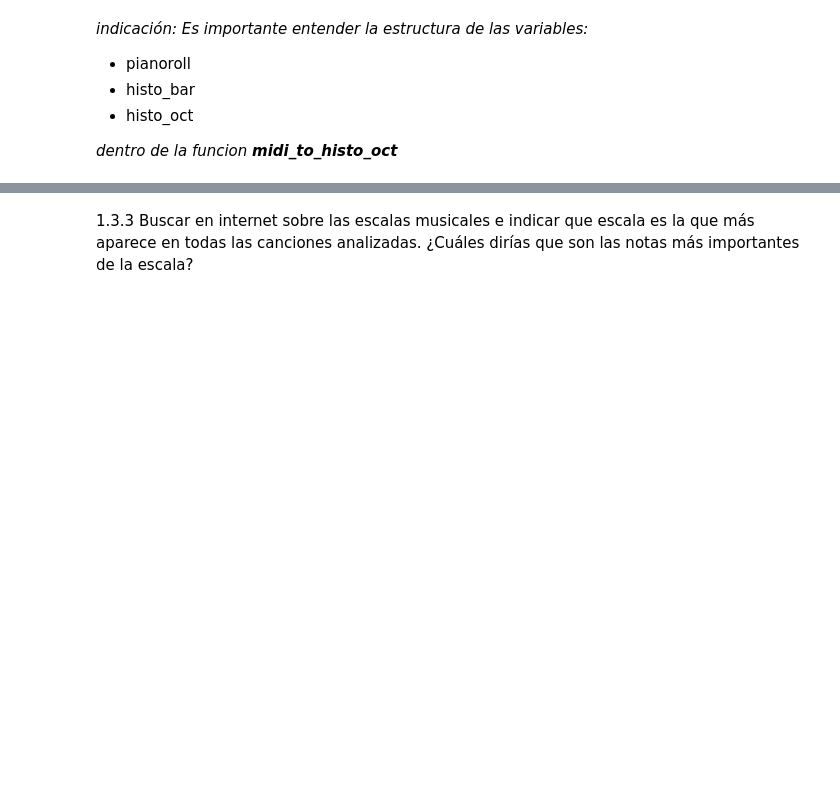
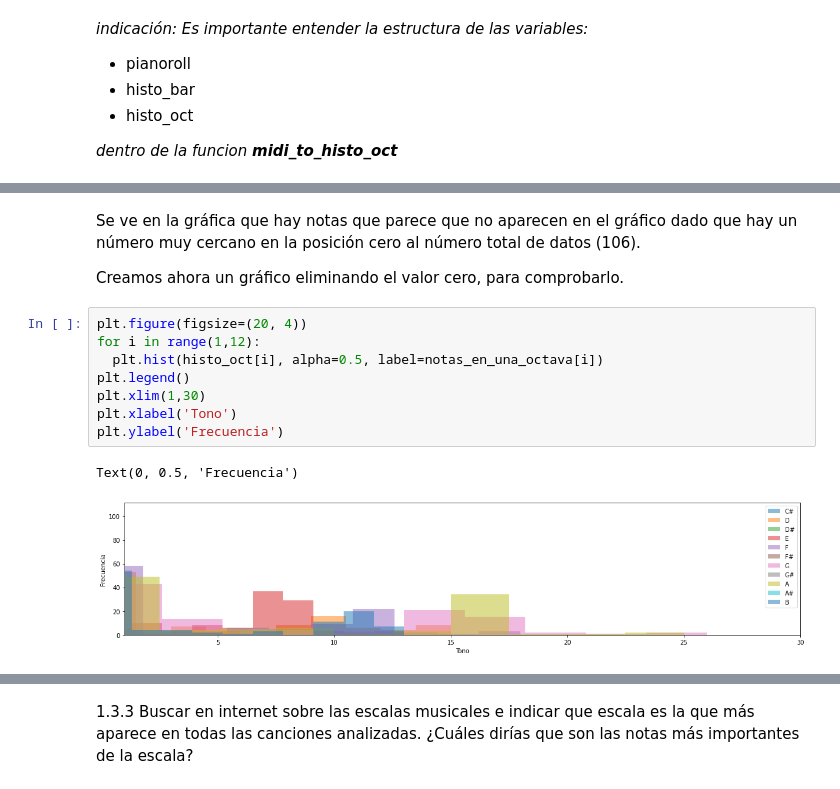
Before and after one commit to mtablado/uoc2022_deeplearning_pec3, a Jupyter notebook: 2021-2_M2.875_PEC3_Enunciado.ipynb, the cells around one changed output, grey strips where cells are left out. Drawn from its saved outputs; the diff is of its cells as text; blank space fills up the shorter version.

```diff
--- a/2021-2_M2.875_PEC3_Enunciado.ipynb
+++ b/2021-2_M2.875_PEC3_Enunciado.ipynb
@@ -230,0 +398,15 @@ def my_midi_to_histo_oct(...):
+# %% [markdown]
+Se ve en la gráfica que hay notas que parece que no aparecen en el gráfico dado que hay un número muy cercano en la posición cero al número total de datos (106).
+
+Creamos ahora un gráfico eliminando el valor cero, para comprobarlo.
+# %%
+plt.figure(figsize=(20, 4))
+for i in range(1,12):
+  plt.hist(histo_oct[i], alpha=0.5, label=notas_en_una_octava[i])
+plt.legend()
+plt.xlim(1,30)
+plt.xlabel('Tono')
+plt.ylabel('Frecuencia')
+# %% [output]
+Text(0, 0.5, 'Frecuencia')
+[figure, added]
```
Also changed, not shown: parts of 20 cells of this notebook.
